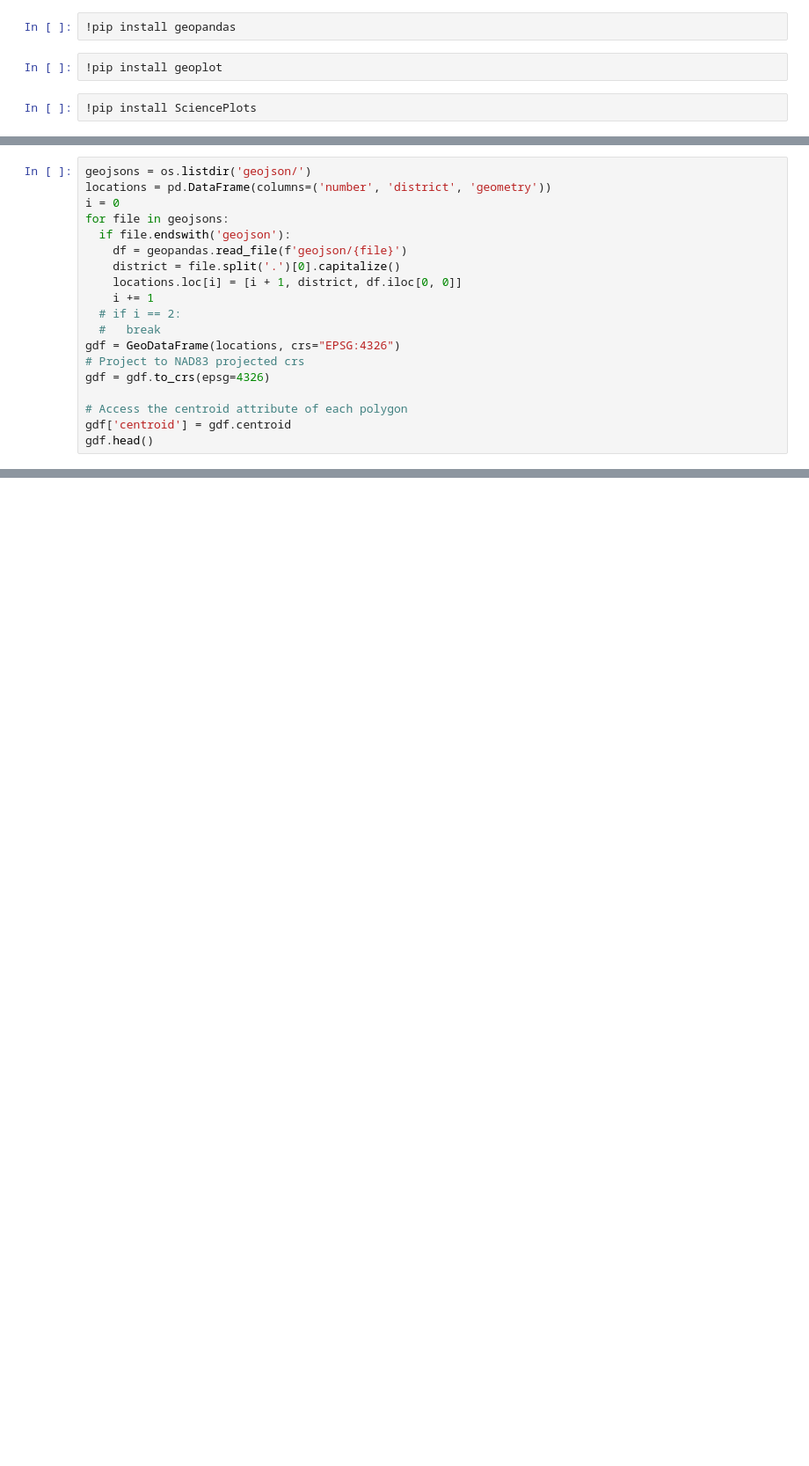
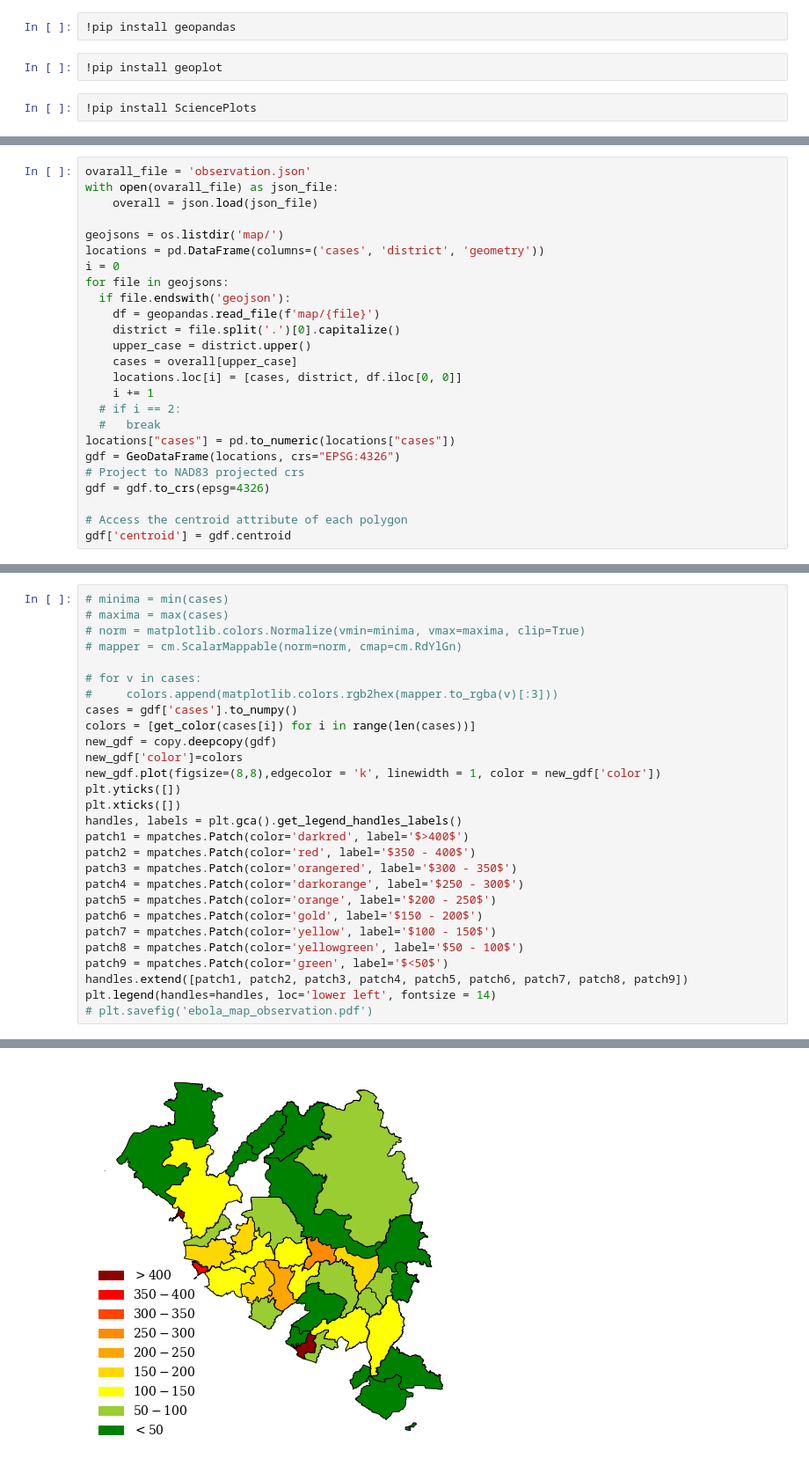
Before and after one commit to Networks-Learning/counterfactual-tpp, a Jupyter notebook: ebola/map/generate_geopands_data.ipynb, the cells around one changed output, grey strips where cells are left out. Shown at 88% size. Drawn from its saved outputs; the diff is of its cells as text; blank space fills up the shorter version.

```diff
--- a/ebola/map/generate_geopands_data.ipynb
+++ b/ebola/map/generate_geopands_data.ipynb
@@ -16,19 +28,25 @@ plt.style.use(['science','no-latex'])
 # %%
-geojsons = os.listdir('geojson/')
-locations = pd.DataFrame(columns=('number', 'district', 'geometry'))
+ovarall_file = 'observation.json'
+with open(ovarall_file) as json_file:
+    overall = json.load(json_file)
+
+geojsons = os.listdir('map/')
+locations = pd.DataFrame(columns=('cases', 'district', 'geometry'))
 i = 0
 for file in geojsons:
   if file.endswith('geojson'):
-    df = geopandas.read_file(f'geojson/{file}')
+    df = geopandas.read_file(f'map/{file}')
     district = file.split('.')[0].capitalize()
-    locations.loc[i] = [i + 1, district, df.iloc[0, 0]]
+    upper_case = district.upper()
+    cases = overall[upper_case]
+    locations.loc[i] = [cases, district, df.iloc[0, 0]]
     i += 1
   # if i == 2:
   #   break
+locations["cases"] = pd.to_numeric(locations["cases"])
 gdf = GeoDataFrame(locations, crs="EPSG:4326")
 # Project to NAD83 projected crs
 gdf = gdf.to_crs(epsg=4326)
 
 # Access the centroid attribute of each polygon
 gdf['centroid'] = gdf.centroid
-gdf.head()
@@ -64,0 +118,29 @@ plt.savefig('ebola_map.pdf')
+# %%
+# minima = min(cases)
+# maxima = max(cases)
+# norm = matplotlib.colors.Normalize(vmin=minima, vmax=maxima, clip=True)
+# mapper = cm.ScalarMappable(norm=norm, cmap=cm.RdYlGn)
+
+# for v in cases:
+#     colors.append(matplotlib.colors.rgb2hex(mapper.to_rgba(v)[:3]))
+cases = gdf['cases'].to_numpy()
+colors = [get_color(cases[i]) for i in range(len(cases))]
+new_gdf = copy.deepcopy(gdf)
+new_gdf['color']=colors
+new_gdf.plot(figsize=(8,8),edgecolor = 'k', linewidth = 1, color = new_gdf['color'])
+plt.yticks([])
+plt.xticks([])
+handles, labels = plt.gca().get_legend_handles_labels()
+patch1 = mpatches.Patch(color='darkred', label='$>400$')
+patch2 = mpatches.Patch(color='red', label='$350 - 400$')
+patch3 = mpatches.Patch(color='orangered', label='$300 - 350$')
+patch4 = mpatches.Patch(color='darkorange', label='$250 - 300$')
+patch5 = mpatches.Patch(color='orange', label='$200 - 250$')
+patch6 = mpatches.Patch(color='gold', label='$150 - 200$')
+patch7 = mpatches.Patch(color='yellow', label='$100 - 150$')
+patch8 = mpatches.Patch(color='yellowgreen', label='$50 - 100$')
+patch9 = mpatches.Patch(color='green', label='$<50$')
+handles.extend([patch1, patch2, patch3, patch4, patch5, patch6, patch7, patch8, patch9])
+plt.legend(handles=handles, loc='lower left', fontsize = 14)
+# plt.savefig('ebola_map_observation.pdf')
+# %% [output]
@@ -64,0 +148 @@ plt.savefig('ebola_map.pdf')
+[figure, added]
```
Also changed, not shown: parts of 8 cells of this notebook, 9 other files.
